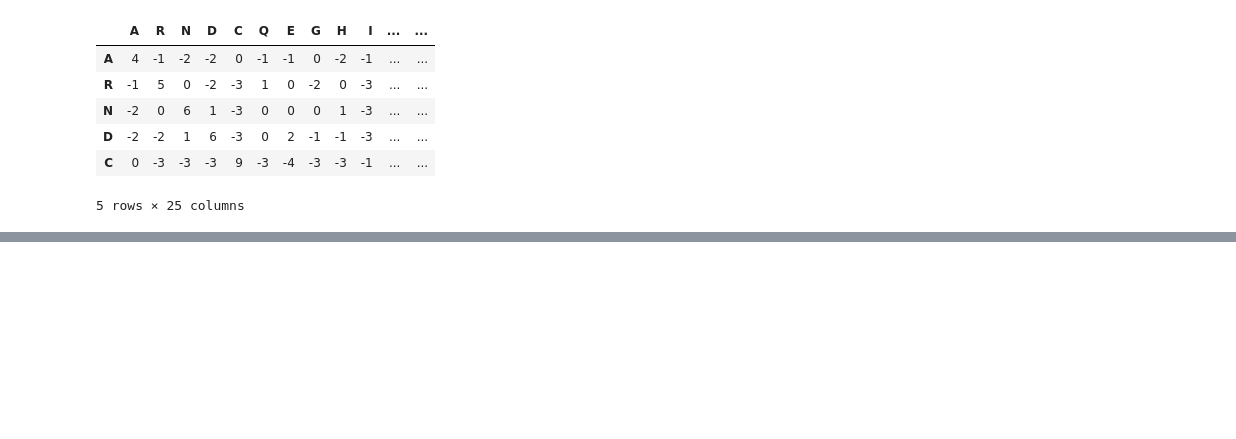
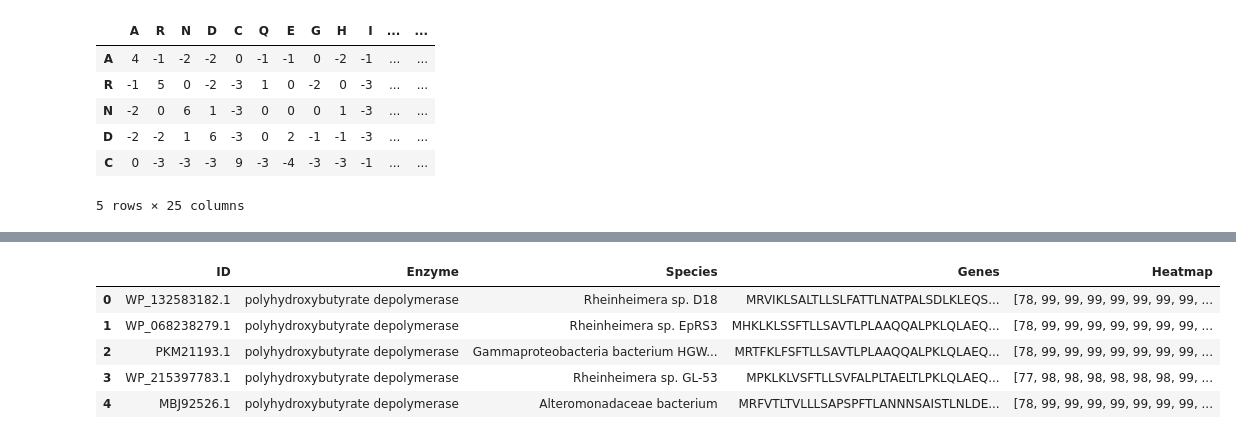
Before and after one commit to AugieDoebling/fall-2021-bioinformatics-plastics, a Jupyter notebook: BioInformatics_Group_Project_The_Plastics.ipynb, the cells around one changed output, grey strips where cells are left out. Drawn from its saved outputs; the diff is of its cells as text; code cells hidden in the pictures; blank space fills up the shorter version.

```diff
--- a/BioInformatics_Group_Project_The_Plastics.ipynb
+++ b/BioInformatics_Group_Project_The_Plastics.ipynb
@@ -163,0 +182,10 @@ KeyboardInterrupt:
+# %%
+df2 = pd.read_pickle('heatmap_generated_20211030-124013.pickle')
+df2.head()
+# %% [output]
+|  | ID | Enzyme | Species | Genes | Heatmap |
+| 0 | WP_132583182.1 | polyhydroxybutyrate depolymerase | Rheinheimera sp. D18 | MRVIKLSALTLLSLFATTLNATPALSDLKLEQS... | [78, 99, 99, 99, 99, 99, 99, 99, ... |
+| 1 | WP_068238279.1 | polyhydroxybutyrate depolymerase | Rheinheimera sp. EpRS3 | MHKLKLSSFTLLSAVTLPLAAQQALPKLQLAEQ... | [78, 99, 99, 99, 99, 99, 99, 99, ... |
+| 2 | PKM21193.1 | polyhydroxybutyrate depolymerase | Gammaproteobacteria bacterium HGW... | MRTFKLFSFTLLSAVTLPLAAQQALPKLQLAEQ... | [78, 99, 99, 99, 99, 99, 99, 99, ... |
+| 3 | WP_215397783.1 | polyhydroxybutyrate depolymerase | Rheinheimera sp. GL-53 | MPKLKLVSFTLLSVFALPLTAELTLPKLQLAEQ... | [77, 98, 98, 98, 98, 98, 98, 99, ... |
+| 4 | MBJ92526.1 | polyhydroxybutyrate depolymerase | Alteromonadaceae bacterium | MRFVTLTVLLLSAPSPFTLANNNSAISTLNLDE... | [78, 99, 99, 99, 99, 99, 99, 99, ... |
```
Also changed, not shown: parts of 8 cells of this notebook, 1 other file.
